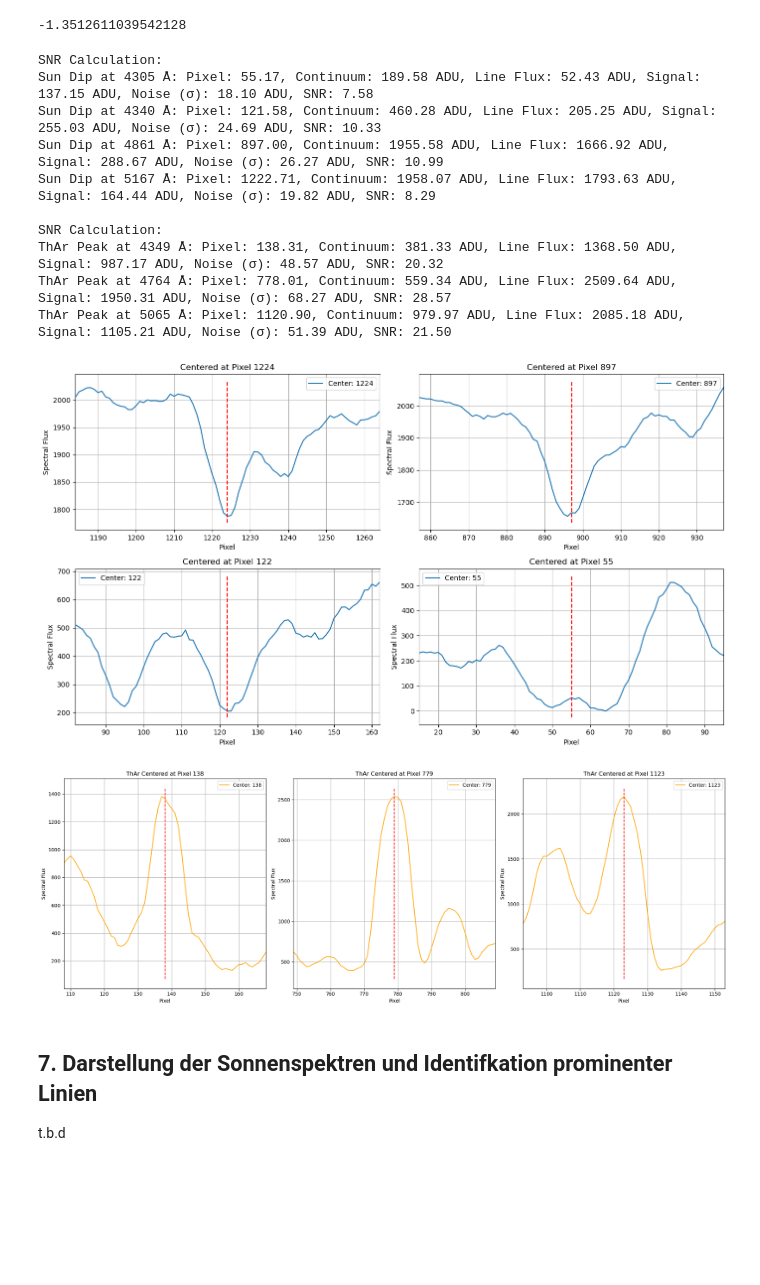
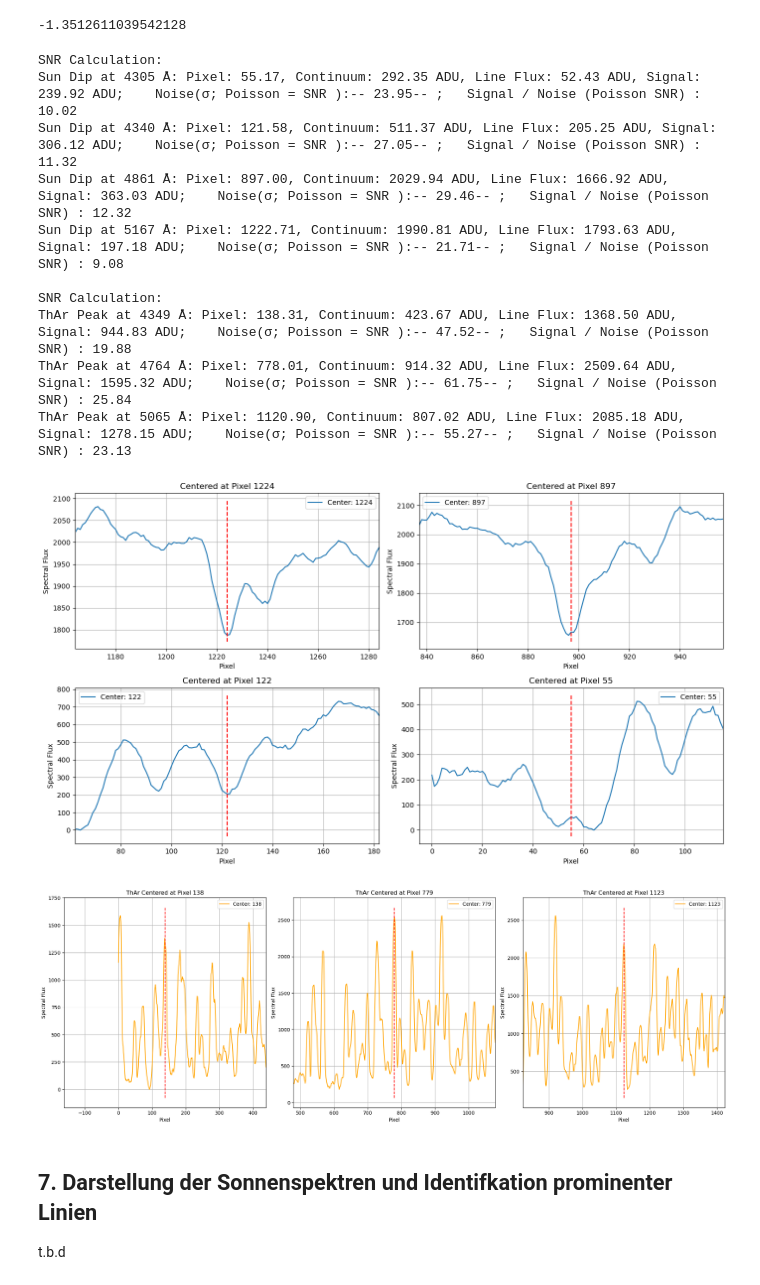
Before and after one commit to B0whunt3r21/AstroPrak, a Jupyter notebook: SolarSpectrum/Auswertungshilfe.ipynb, the cells around one changed output. Cells and saved outputs as stored; diff of their text form; code cells hidden in the pictures; blank space fills up the shorter version.

Commit message:
SNR window/exclusion fine tuning

```diff
--- a/SolarSpectrum/Auswertungshilfe.ipynb
+++ b/SolarSpectrum/Auswertungshilfe.ipynb
@@ -581,7 +581,8 @@ coeff_inv = np.polynomial.Polynomial.fit(ThAr_peaks_wavelength, ThAr_peaks, 3)
 gain = header['EGAIN']
 
 def calculate_line_snr(spectrum, pixel_position, is_dip, window, exclusion, gain):
-
+# exclusion: number of pixels to exclude around the line = total width of the line in pixels
+# window: number of pixels to include on either side at the end of the exclusion zone to calculate the continuum
     pixel_int = int(round(pixel_position))
     # Define continuum regions
     left_start = max(pixel_int - window - exclusion, 0)
@@ -639,9 +640,9 @@ def calculate_snr(spectrum, lines, coeff_inv, gain, is_dip=True, line_params=Non
             f"Pixel: {pixel:.2f}, "
             f"Continuum: {continuum:.2f} ADU, "
             f"Line Flux: {line_flux:.2f} ADU, "
-            f"Signal: {signal:.2f} ADU, "
-            f"Noise (σ): {sigma:.2f} ADU, "
-            f"SNR: {snr:.2f}"
+            f"Signal: {signal:.2f} ADU;    "
+            f"Noise(σ; Poisson = SNR ):-- {sigma:.2f}-- ;   "
+            f"Signal / Noise (Poisson SNR) : {snr:.2f}"
         )
 
 
@@ -653,36 +654,37 @@ dips_sun = [4305, #55 px
 peaks_thar = [4349,  # 138 px;
               4764,  #778 px;
               5065]  #1120 px
-
+# exclusion: number of pixels to exclude around the line = total width of the line in pixels
+# window: number of pixels to include on either side at the end of the exclusion zone to calculate the continuum
 dips_sun_params = {
-    4305: {'window': 25, 'exclusion': 5}, #55 px
-    4340: {'window': 30, 'exclusion': 5}, #121 px
-    4861: {'window': 23, 'exclusion': 5}, #897 px
-    5167: {'window': 23, 'exclusion': 5}  #1222 px
+    4305: {'window': 40, 'exclusion': 40}, #at 55 px
+    4340: {'window': 40, 'exclusion': 27}, #at 121 px
+    4861: {'window': 40, 'exclusion': 37}, #at 897 px
+    5167: {'window': 40, 'exclusion': 22}  #at 1222 px
 }
 
 peaks_thar_params = {
-    4349: {'window': 15, 'exclusion': 4}, # 138 px;
-    4764: {'window': 11, 'exclusion': 4}, #778 px;
-    5065: {'window': 11, 'exclusion': 5}  #1120 px
+    4349: {'window': 70, 'exclusion': 26}, #at 138 px;
+    4764: {'window': 70, 'exclusion': 21}, #at 778 px;
+    5065: {'window': 70, 'exclusion': 27}  #at 1120 px
 }
 
 calculate_snr(sunSpect_science_0, dips_sun, coeff_inv, gain, is_dip=True, line_params=dips_sun_params)
 calculate_snr(ThAr_science_0, peaks_thar, coeff_inv, gain, is_dip=False, line_params=peaks_thar_params)
 # %% [output]
 SNR Calculation:
-Sun Dip at 4305 Å: Pixel: 55.17, Continuum: 189.58 ADU, Line Flux: 52.43 ADU, Signal: 137.15 ADU, Noise (σ): 18.10 ADU, SNR: 7.58
-Sun Dip at 4340 Å: Pixel: 121.58, Continuum: 460.28 ADU, Line Flux: 205.25 ADU, Signal: 255.03 ADU, Noise (σ): 24.69 ADU, SNR: 10.33
-Sun Dip at 4861 Å: Pixel: 897.00, Continuum: 1955.58 ADU, Line Flux: 1666.92 ADU, Signal: 288.67 ADU, Noise (σ): 26.27 ADU, SNR: 10.99
-Sun Dip at 5167 Å: Pixel: 1222.71, Continuum: 1958.07 ADU, Line Flux: 1793.63 ADU, Signal: 164.44 ADU, Noise (σ): 19.82 ADU, SNR: 8.29
+Sun Dip at 4305 Å: Pixel: 55.17, Continuum: 292.35 ADU, Line Flux: 52.43 ADU, Signal: 239.92 ADU;    Noise(σ; Poisson = SNR ):-- 23.95-- ;   Signal / Noise (Poisson SNR) : 10.02
+Sun Dip at 4340 Å: Pixel: 121.58, Continuum: 511.37 ADU, Line Flux: 205.25 ADU, Signal: 306.12 ADU;    Noise(σ; Poisson = SNR ):-- 27.05-- ;   Signal / Noise (Poisson SNR) : 11.32
+Sun Dip at 4861 Å: Pixel: 897.00, Continuum: 2029.94 ADU, Line Flux: 1666.92 ADU, Signal: 363.03 ADU;    Noise(σ; Poisson = SNR ):-- 29.46-- ;   Signal / Noise (Poisson SNR) : 12.32
+Sun Dip at 5167 Å: Pixel: 1222.71, Continuum: 1990.81 ADU, Line Flux: 1793.63 ADU, Signal: 197.18 ADU;    Noise(σ; Poisson = SNR ):-- 21.71-- ;   Signal / Noise (Poisson SNR) : 9.08
 
 SNR Calculation:
-ThAr Peak at 4349 Å: Pixel: 138.31, Continuum: 381.33 ADU, Line Flux: 1368.50 ADU, Signal: 987.17 ADU, Noise (σ): 48.57 ADU, SNR: 20.32
-ThAr Peak at 4764 Å: Pixel: 778.01, Continuum: 559.34 ADU, Line Flux: 2509.64 ADU, Signal: 1950.31 ADU, Noise (σ): 68.27 ADU, SNR: 28.57
-ThAr Peak at 5065 Å: Pixel: 1120.90, Continuum: 979.97 ADU, Line Flux: 2085.18 ADU, Signal: 1105.21 ADU, Noise (σ): 51.39 ADU, SNR: 21.50
+ThAr Peak at 4349 Å: Pixel: 138.31, Continuum: 423.67 ADU, Line Flux: 1368.50 ADU, Signal: 944.83 ADU;    Noise(σ; Poisson = SNR ):-- 47.52-- ;   Signal / Noise (Poisson SNR) : 19.88
+ThAr Peak at 4764 Å: Pixel: 778.01, Continuum: 914.32 ADU, Line Flux: 2509.64 ADU, Signal: 1595.32 ADU;    Noise(σ; Poisson = SNR ):-- 61.75-- ;   Signal / Noise (Poisson SNR) : 25.84
+ThAr Peak at 5065 Å: Pixel: 1120.90, Continuum: 807.02 ADU, Line Flux: 2085.18 ADU, Signal: 1278.15 ADU;    Noise(σ; Poisson = SNR ):-- 55.27-- ;   Signal / Noise (Poisson SNR) : 23.13
 # %%
 centers = [1224, 897, 122, 55]
-window = 40 #pixel positions of sun dips
+window = 60 #pixel positions of sun dips
 
 fig, axes = plt.subplots(2, 2, figsize=(14, 8))
 axes = axes.flatten()  # Flatten to easily iterate
@@ -705,33 +707,33 @@ for ax, center in zip(axes, centers):
 plt.tight_layout()
 plt.show()
 # %% [output]
-[figure, old version]
+[figure, new version]
 # %%
 thar_centers = [138, 779, 1123] # pixel positions of ThAr peaks
-window = 30 # pixels
+window = 300 # pixels
 num_centers = len(thar_centers)
 
 fig, axes = plt.subplots(1, num_centers, figsize=(20, 7))
 
 for ax, center in zip(axes, thar_centers):
     start = max(center - window, 0)
     end = min(center + window, len(ThAr_science_0) - 1)
 
     x = np.arange(start, end + 1)
     y = ThAr_science_0[start:end + 1]
 
     ax.plot(x, y, label=f'Center: {center}', color='orange')
     ax.set_xlim(center - window, center + window)
     ax.set_xlabel('Pixel')
     ax.set_ylabel('Spectral Flux')
     ax.set_title(f'ThAr Centered at Pixel {center}')
     ax.vlines(center, *ax.get_ylim(), colors='red', linestyles='dashed')
     ax.legend()
     ax.grid(True)
 plt.tight_layout()
 plt.show()
 # %% [output]
-[figure, old version]
+[figure, new version]
 # %% [markdown]
 ## 7. Darstellung der Sonnenspektren und Identifkation prominenter Linien
 
```
